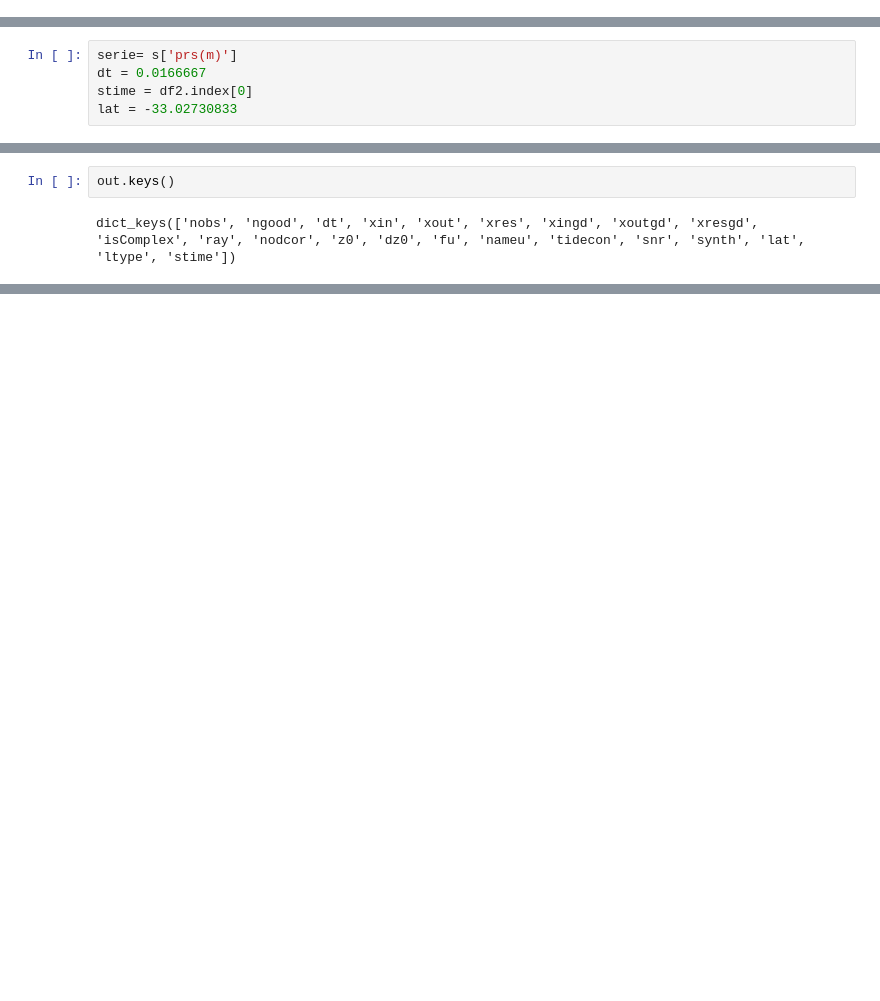
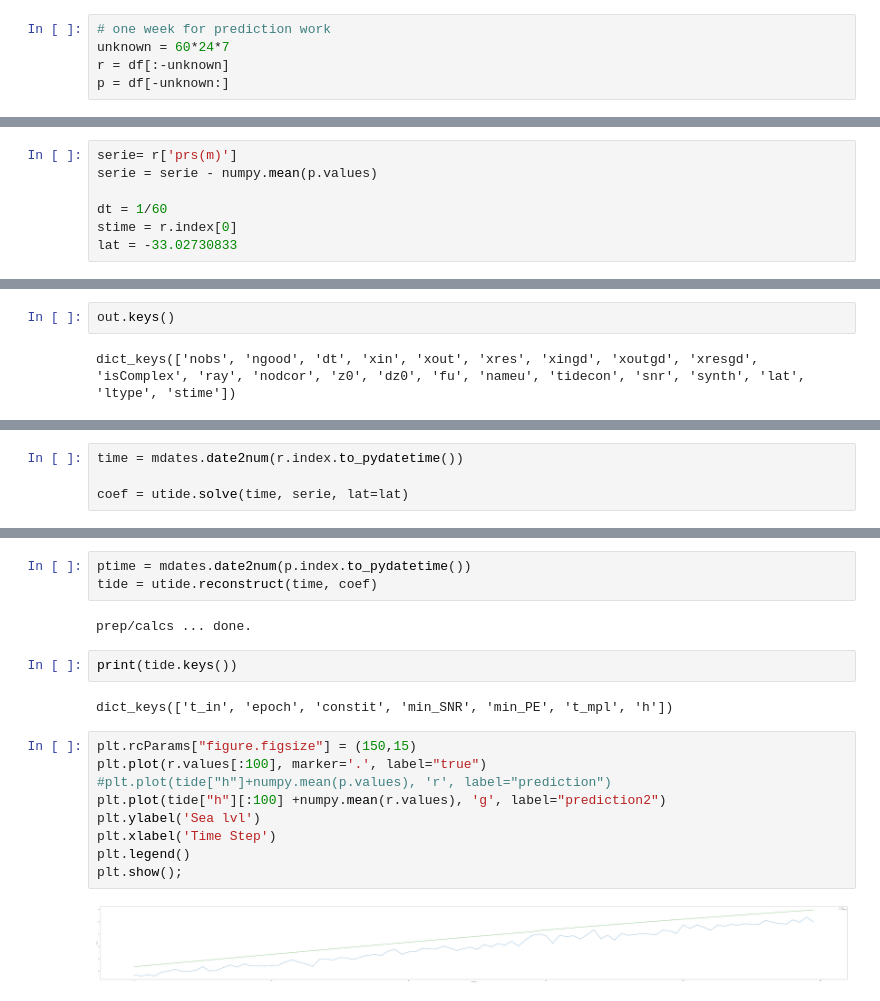
Before and after one commit to killgor/LSTM, a Jupyter notebook: T_Tides.ipynb, the cells around one changed output, grey strips where cells are left out. Cells and saved outputs as stored; diff of their text form; blank space fills up the shorter version.

Commit message:
t_tide y u_tide pulidos, aún no predicen de manera confible

```diff
--- a/T_Tides.ipynb
+++ b/T_Tides.ipynb
@@ -30,0 +25,5 @@ Timestamp('2016-12-31 00:00:52')
+# %%
+# one week for prediction work
+unknown = 60*24*7
+r = df[:-unknown]
+p = df[-unknown:]
@@ -31,5 +48,7 @@ Timestamp('2016-12-31 00:00:52')
 # %%
-serie= s['prs(m)']
-dt = 0.0166667
-stime = df2.index[0]
+serie= r['prs(m)']
+serie = serie - numpy.mean(p.values)
+
+dt = 1/60
+stime = r.index[0]
 lat = -33.02730833
@@ -78,0 +121,4 @@ array([nan, nan, nan, ..., nan, nan, nan])
+# %%
+time = mdates.date2num(r.index.to_pydatetime())
+
+coef = utide.solve(time, serie, lat=lat)
@@ -78,0 +151,20 @@ array([nan, nan, nan, ..., nan, nan, nan])
+# %%
+ptime = mdates.date2num(p.index.to_pydatetime())
+tide = utide.reconstruct(time, coef)
+# %% [output]
+prep/calcs ... done.
+# %%
+print(tide.keys())
+# %% [output]
+dict_keys(['t_in', 'epoch', 'constit', 'min_SNR', 'min_PE', 't_mpl', 'h'])
+# %%
+plt.rcParams["figure.figsize"] = (150,15)
+plt.plot(r.values[:100], marker='.', label="true")
+#plt.plot(tide["h"]+numpy.mean(p.values), 'r', label="prediction")
+plt.plot(tide["h"][:100] +numpy.mean(r.values), 'g', label="prediction2")
+plt.ylabel('Sea lvl')
+plt.xlabel('Time Step')
+plt.legend()
+plt.show();
+# %% [output]
+[figure, added]
```
Also changed, not shown: parts of 23 cells of this notebook, 1 other file.
